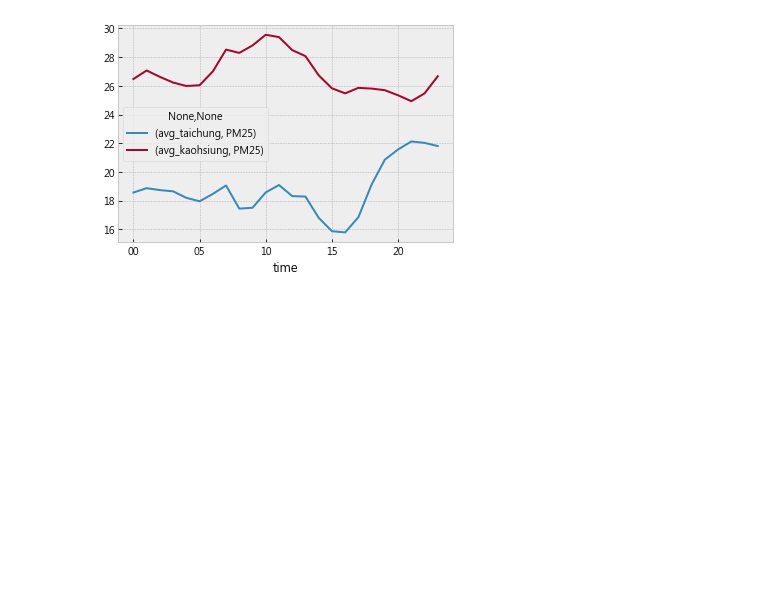
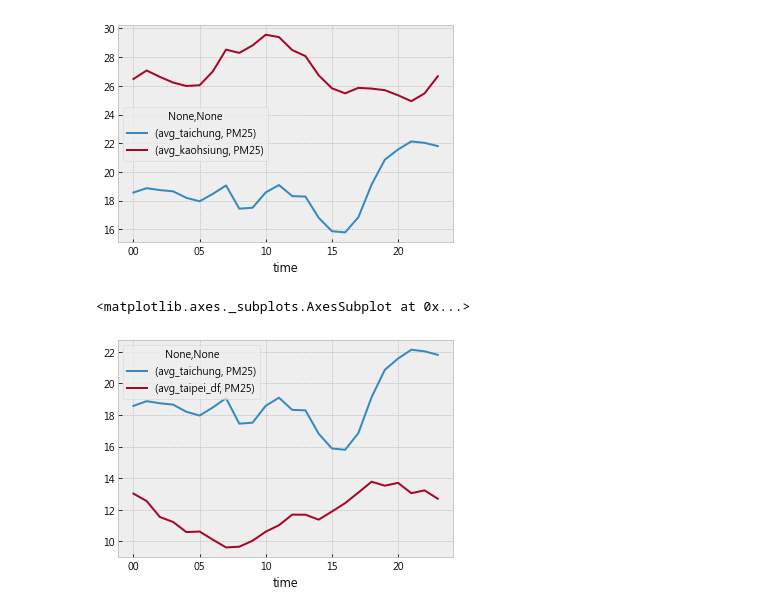
Before and after one commit to 0xdeceiverAngel/data-science-hw, a Jupyter notebook: Homework #3 .ipynb, the cells around one changed output. Saved outputs shown, nothing was run; the diff lists cells and outputs as text; code cells hidden in the pictures; blank space fills up the shorter version.

```diff
--- a/Homework #3 .ipynb
+++ b/Homework #3 .ipynb
@@ -129,3 +174,16 @@ data.plot.line()
 # %% [output]
 <matplotlib.axes._subplots.AxesSubplot at 0x...>
 [figure]
+# %%
+
+data = pd.concat({'avg_taichung':avg_taichung_df,'avg_taipei_df':avg_taipei_df_df},axis=1)
+# plt.plot(taichung_df["timestamp":"PM25"],linestyle='-',linewidth=0.5)
+# plt.plot(kaohsiung_df[["timestamp","PM25"]],linestyle='-',linewidth=0.5)
+# data
+# plt.show()
+# plt.ylabel("濃度")
+data
+data.plot.line()
+# %% [output]
+<matplotlib.axes._subplots.AxesSubplot at 0x...>
+[figure, added]
```
Also changed, not shown: parts of 9 cells of this notebook, 1 other file.
